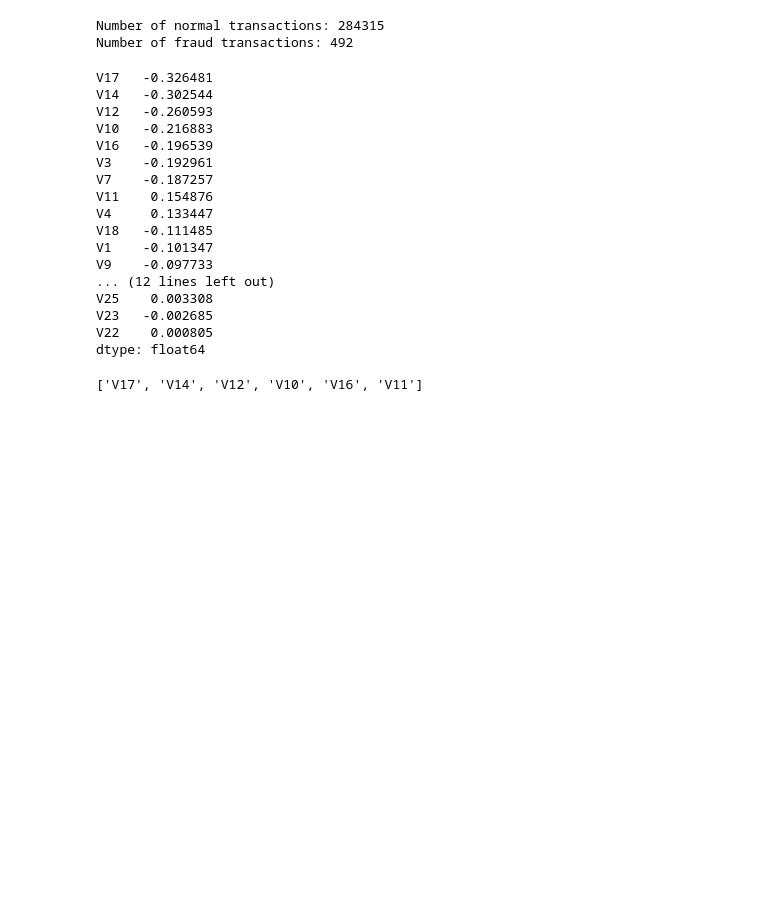
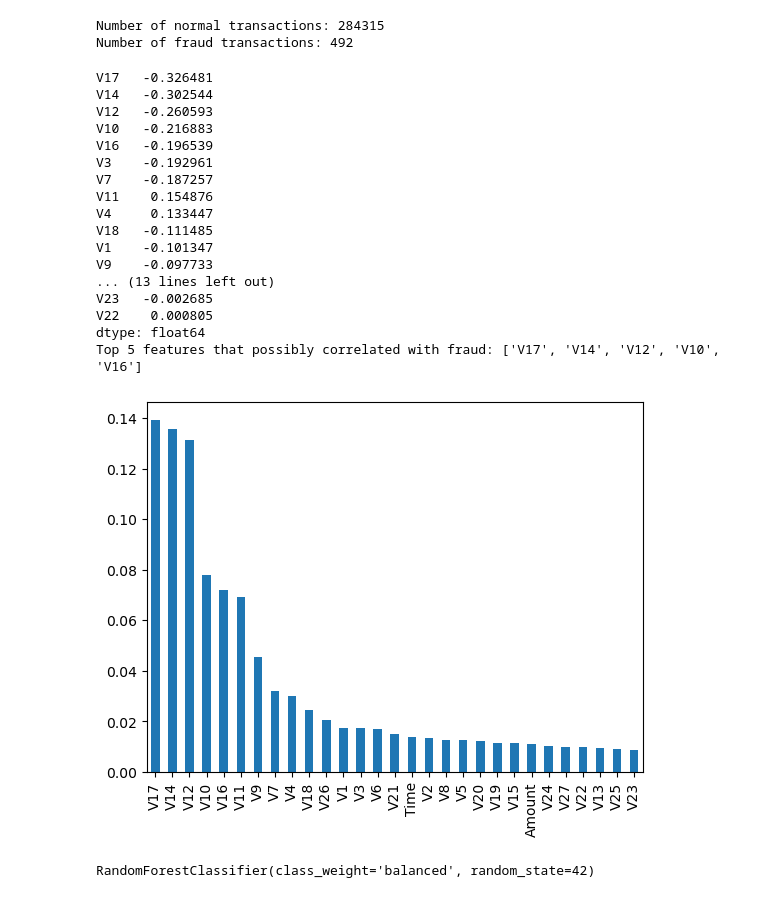
Before and after one commit to omaribrahim90/Fraud_Detection, a Jupyter notebook: fraud_detect.ipynb, the cells around one changed output. Cells and saved outputs as stored; diff of their text form; code cells hidden in the pictures; blank space fills up the shorter version.

```diff
--- a/fraud_detect.ipynb
+++ b/fraud_detect.ipynb
@@ -78,6 +78,7 @@ corr_with_target = df[features].corrwith(df['Class']).sort_values(key=abs, ascen
 print(corr_with_target)
 
 top_features = corr_with_target.head(5).index.tolist()
+print(f"Top 5 features that possibly correlated with fraud: {top_features}")
 # %% [output]
 V17   -0.326481
 V14   -0.302544
@@ -91,13 +92,32 @@ V4     0.133447
 V18   -0.111485
 V1    -0.101347
 V9    -0.097733
-... (12 lines left out)
-V25    0.003308
+... (13 lines left out)
 V23   -0.002685
 V22    0.000805
 dtype: float64
+Top 5 features that possibly correlated with fraud: ['V17', 'V14', 'V12', 'V10', 'V16']
-# %%
-top_features.append('V11')
-top_features
-# %% [output]
-['V17', 'V14', 'V12', 'V10', 'V16', 'V11']
+# %%
+from sklearn.ensemble import RandomForestClassifier
+
+all_features = features + ['Amount', 'Time']
+X = df[all_features]
+y = df['Class']
+
+m = RandomForestClassifier()
+m.fit(X, y)
+# %%
+importances = pd.Series(m.feature_importances_, index=all_features)
+importances.sort_values(ascending=False).plot(kind='bar')
+plt.show()
+# %% [output]
+[figure, added]
+# %%
+# model preparation&training
+from sklearn.model_selection import train_test_split
+
+X_train , X_test , y_train , y_test = train_test_split(X, y, test_size=0.25, random_state=42, stratify=y)
+model = RandomForestClassifier(class_weight='balanced', random_state=42)
+model.fit(X_train, y_train)
+# %% [output]
+RandomForestClassifier(class_weight='balanced', random_state=42)
```
